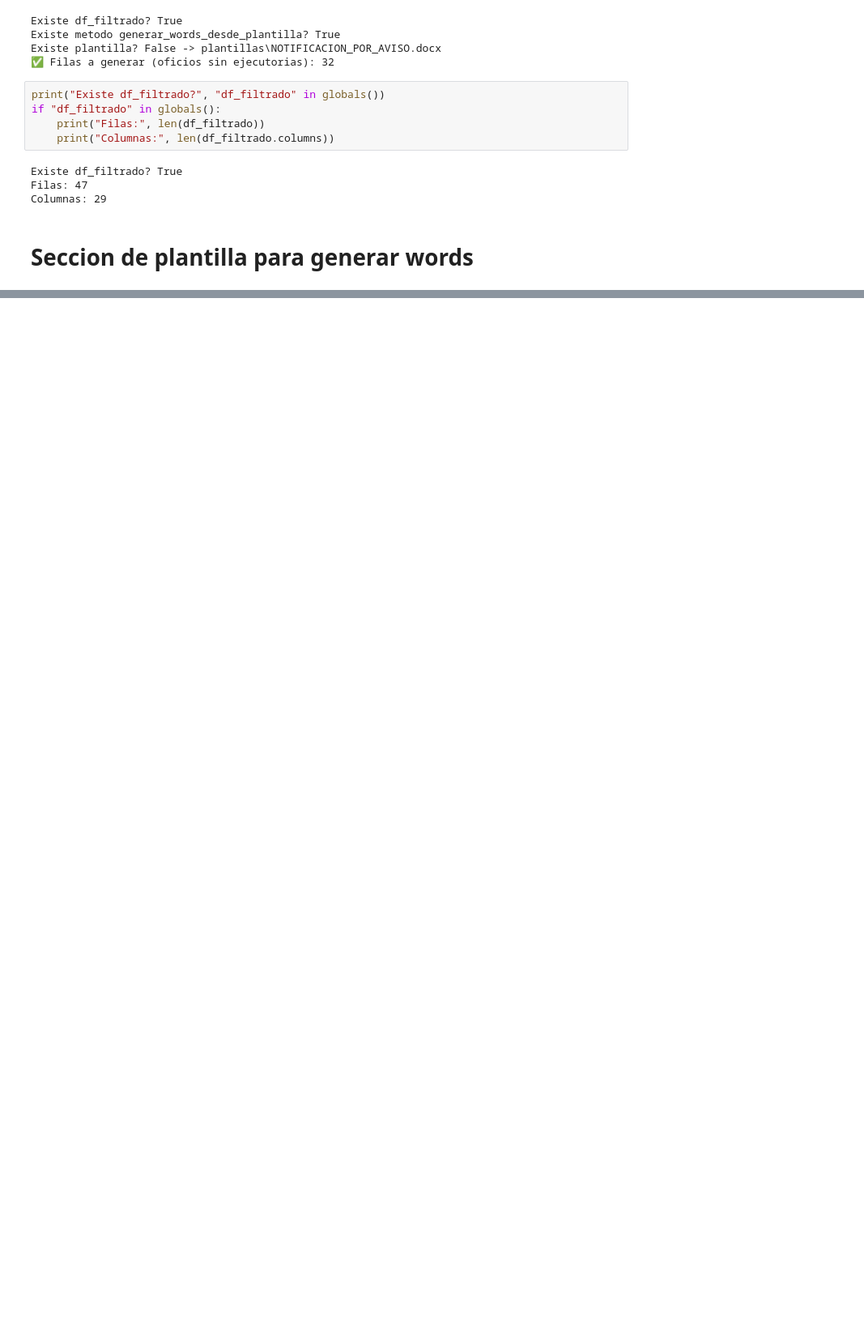
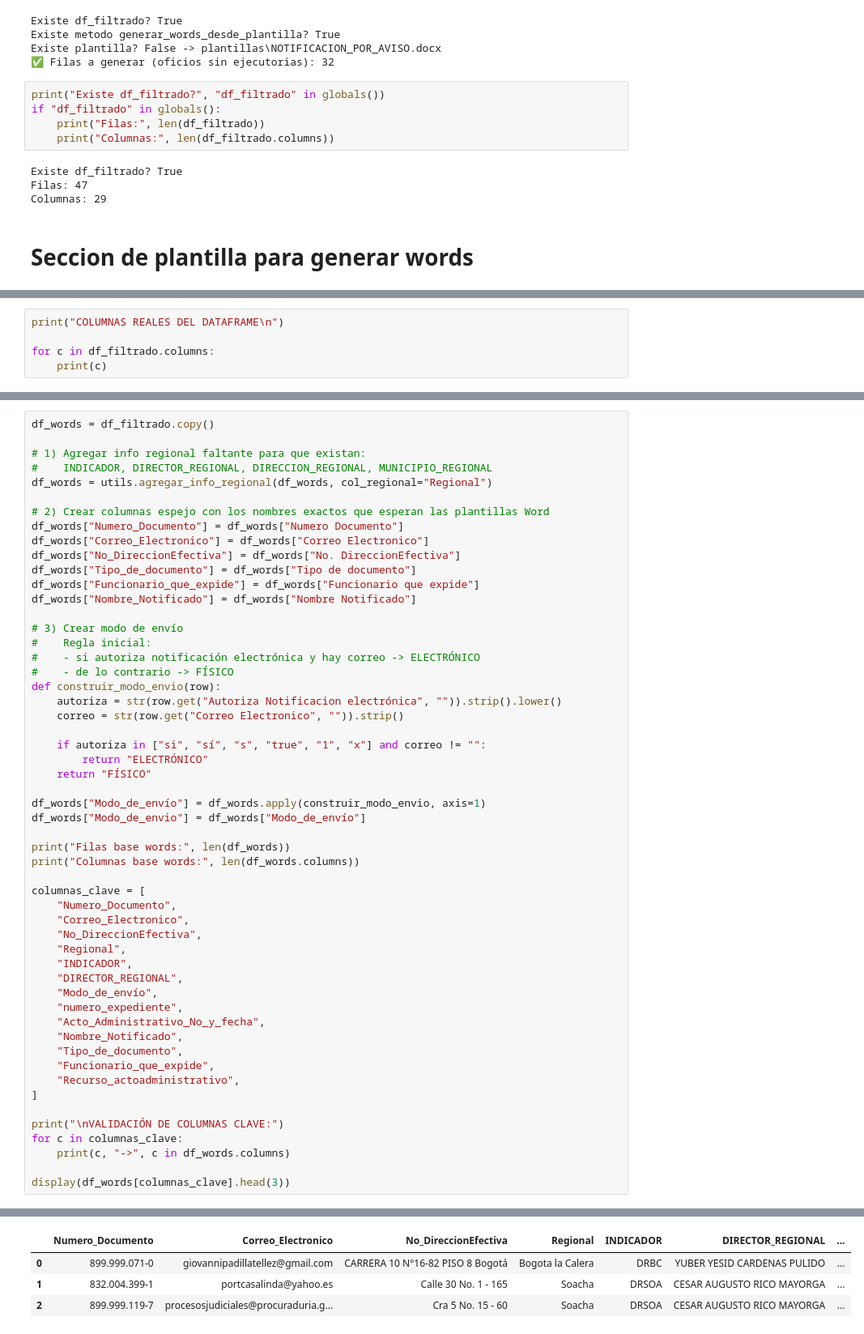
Before and after one commit to juliancho18/oficios_notificaciones, a Jupyter notebook: constructor.ipynb, the cells around one changed output, grey strips where cells are left out. Shown at 81% size. Cells and saved outputs as stored; diff of their text form; blank space fills up the shorter version.

Commit message:
Se realiza finalizacion de codigo, de modo que el servicio entrega words con los oficios generados

```diff
--- a/constructor.ipynb
+++ b/constructor.ipynb
@@ -748,0 +732,5 @@ if "error" in resumen_words.columns:
+# %%
+print("COLUMNAS REALES DEL DATAFRAME\n")
+
+for c in df_filtrado.columns:
+    print(c)
@@ -748,0 +755,55 @@ if "error" in resumen_words.columns:
+# %%
+df_words = df_filtrado.copy()
+
+# 1) Agregar info regional faltante para que existan:
+#    INDICADOR, DIRECTOR_REGIONAL, DIRECCION_REGIONAL, MUNICIPIO_REGIONAL
+df_words = utils.agregar_info_regional(df_words, col_regional="Regional")
+
+# 2) Crear columnas espejo con los nombres exactos que esperan las plantillas Word
+df_words["Numero_Documento"] = df_words["Numero Documento"]
+df_words["Correo_Electronico"] = df_words["Correo Electronico"]
+df_words["No_DireccionEfectiva"] = df_words["No. DireccionEfectiva"]
+df_words["Tipo_de_documento"] = df_words["Tipo de documento"]
+df_words["Funcionario_que_expide"] = df_words["Funcionario que expide"]
+df_words["Nombre_Notificado"] = df_words["Nombre Notificado"]
+
+# 3) Crear modo de envío
+#    Regla inicial:
+#    - si autoriza notificación electrónica y hay correo -> ELECTRÓNICO
+#    - de lo contrario -> FÍSICO
+def construir_modo_envio(row):
+    autoriza = str(row.get("Autoriza Notificacion electrónica", "")).strip().lower()
+    correo = str(row.get("Correo Electronico", "")).strip()
+
+    if autoriza in ["si", "sí", "s", "true", "1", "x"] and correo != "":
+        return "ELECTRÓNICO"
+    return "FÍSICO"
+
+df_words["Modo_de_envío"] = df_words.apply(construir_modo_envio, axis=1)
+df_words["Modo_de_envio"] = df_words["Modo_de_envío"]
+
+print("Filas base words:", len(df_words))
+print("Columnas base words:", len(df_words.columns))
+
+columnas_clave = [
+    "Numero_Documento",
+    "Correo_Electronico",
+    "No_DireccionEfectiva",
+    "Regional",
+    "INDICADOR",
+    "DIRECTOR_REGIONAL",
+    "Modo_de_envío",
+    "numero_expediente",
+    "Acto_Administrativo_No_y_fecha",
+    "Nombre_Notificado",
+    "Tipo_de_documento",
+    "Funcionario_que_expide",
+    "Recurso_actoadministrativo",
+]
+
+print("\nVALIDACIÓN DE COLUMNAS CLAVE:")
+for c in columnas_clave:
+    print(c, "->", c in df_words.columns)
+
+display(df_words[columnas_clave].head(3))
+# %% [output]
@@ -748,0 +827,4 @@ if "error" in resumen_words.columns:
+|  | Numero_Documento | Correo_Electronico | No_DireccionEfectiva | Regional | INDICADOR | DIRECTOR_REGIONAL | ... |
+| 0 | 899.999.071-0 | giovannipadillatellez@gmail.com | CARRERA 10 N°16-82 PISO 8 Bogotá | Bogota la Calera | DRBC | YUBER YESID CARDENAS PULIDO | ... |
+| 1 | 832.004.399-1 | portcasalinda@yahoo.es | Calle 30 No. 1 - 165 | Soacha | DRSOA | CESAR AUGUSTO RICO MAYORGA | ... |
+| 2 | 899.999.119-7 | procesosjudiciales@procuraduria.g... | Cra 5 No. 15 - 60 | Soacha | DRSOA | CESAR AUGUSTO RICO MAYORGA | ... |
```
Also changed, not shown: parts of 8 cells of this notebook, 37 other files.
